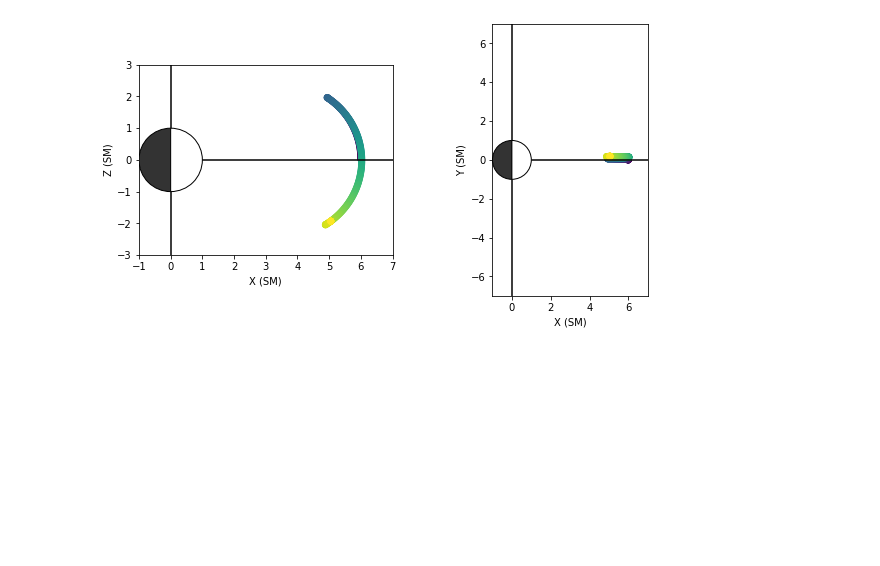
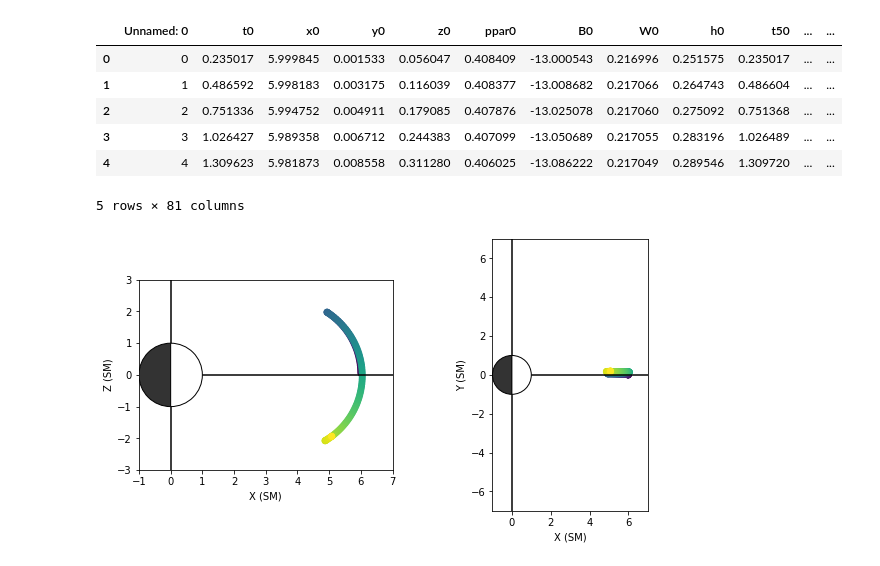
Before and after one commit to ddasilva/disco, a Jupyter notebook: Visualize.ipynb, the cells around one changed output. Saved outputs shown, nothing was run; the diff lists cells and outputs as text; code cells hidden in the pictures; blank space fills up the shorter version.

```diff
--- a/Visualize.ipynb
+++ b/Visualize.ipynb
@@ -94,3 +78,13 @@ W[0], W[-1], W[0]/
+# %%
+df.head()
+# %% [output]
+|  | Unnamed: 0 | t0 | x0 | y0 | z0 | ppar0 | B0 | W0 | h0 | t50 | ... | ... |
+| 0 | 0 | 0.235017 | 5.999845 | 0.001533 | 0.056047 | 0.408409 | -13.000543 | 0.216996 | 0.251575 | 0.235017 | ... | ... |
+| 1 | 1 | 0.486592 | 5.998183 | 0.003175 | 0.116039 | 0.408377 | -13.008682 | 0.217066 | 0.264743 | 0.486604 | ... | ... |
+| 2 | 2 | 0.751336 | 5.994752 | 0.004911 | 0.179085 | 0.407876 | -13.025078 | 0.217060 | 0.275092 | 0.751368 | ... | ... |
+| 3 | 3 | 1.026427 | 5.989358 | 0.006712 | 0.244383 | 0.407099 | -13.050689 | 0.217055 | 0.283196 | 1.026489 | ... | ... |
+| 4 | 4 | 1.309623 | 5.981873 | 0.008558 | 0.311280 | 0.406025 | -13.086222 | 0.217049 | 0.289546 | 1.309720 | ... | ... |
+5 rows × 81 columns
 # %%
 plot(df)
 # %% [output]
```
Also changed, not shown: parts of 3 cells of this notebook, 3 other files.
